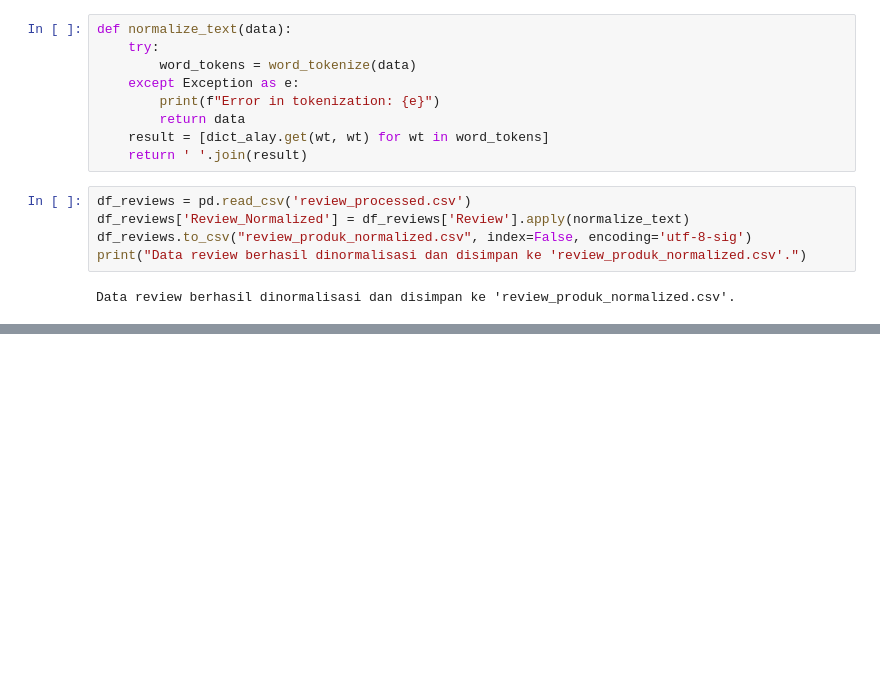
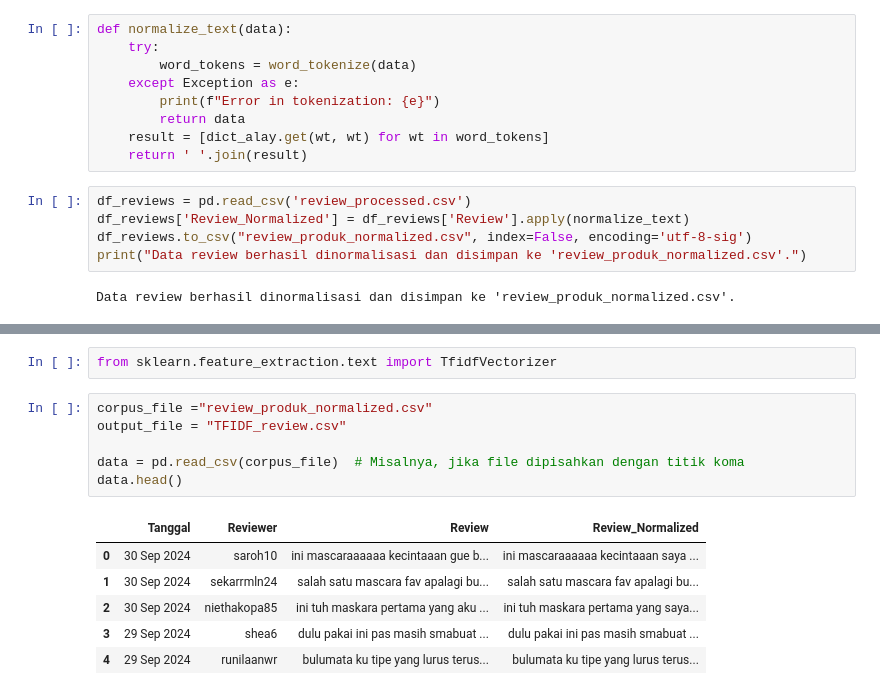
Before and after one commit to Debby190/text-processing, a Jupyter notebook: femaledaily1_kelompok2.ipynb, the cells around one changed output, grey strips where cells are left out. Saved outputs shown, nothing was run; the diff lists cells and outputs as text; blank space fills up the shorter version.

```diff
--- a/femaledaily1_kelompok2.ipynb
+++ b/femaledaily1_kelompok2.ipynb
@@ -186,0 +265,15 @@ Data review berhasil dinormalisasi dan disimpan ke 'review_produk_normalized.csv
+# %%
+from sklearn.feature_extraction.text import TfidfVectorizer
+# %%
+corpus_file ="review_produk_normalized.csv"
+output_file = "TFIDF_review.csv"
+
+data = pd.read_csv(corpus_file)  # Misalnya, jika file dipisahkan dengan titik koma
+data.head()
+# %% [output]
+|  | Tanggal | Reviewer | Review | Review_Normalized |
+| 0 | 30 Sep 2024 | saroh10 | ini mascaraaaaaa kecintaaan gue b... | ini mascaraaaaaa kecintaaan saya ... |
+| 1 | 30 Sep 2024 | sekarrmln24 | salah satu mascara fav apalagi bu... | salah satu mascara fav apalagi bu... |
+| 2 | 30 Sep 2024 | niethakopa85 | ini tuh maskara pertama yang aku ... | ini tuh maskara pertama yang saya... |
+| 3 | 29 Sep 2024 | shea6 | dulu pakai ini pas masih smabuat ... | dulu pakai ini pas masih smabuat ... |
+| 4 | 29 Sep 2024 | runilaanwr | bulumata ku tipe yang lurus terus... | bulumata ku tipe yang lurus terus... |
```
Also changed, not shown: parts of 9 cells of this notebook.
